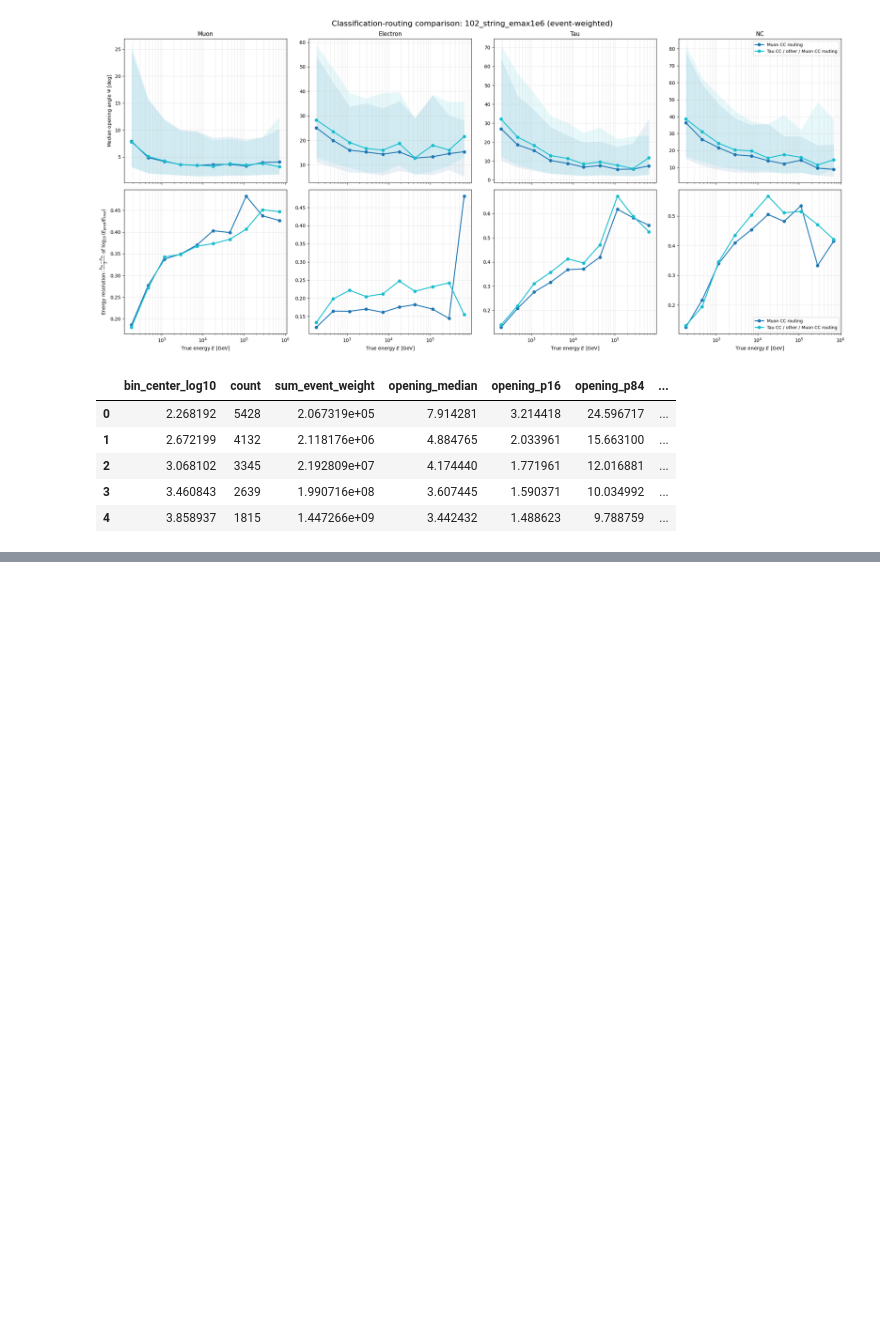
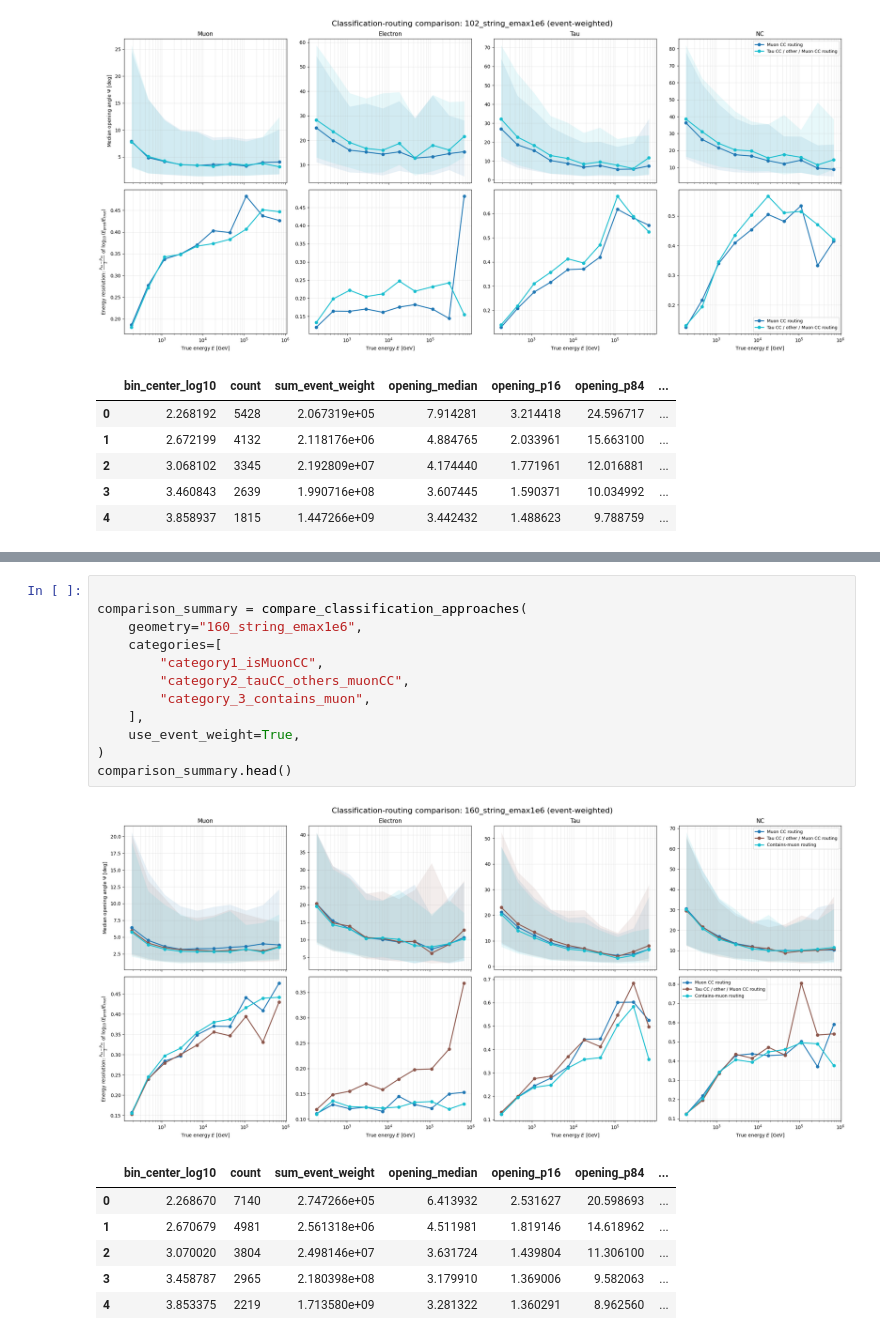
Before and after one commit to kubrabas/Graphnet-Applications, a Jupyter notebook: Results/340StringMC/compare_classification_approaches.ipynb, the cells around one changed output, grey strips where cells are left out. Saved outputs shown, nothing was run; the diff lists cells and outputs as text; blank space fills up the shorter version.

```diff
--- a/Results/340StringMC/compare_classification_approaches.ipynb
+++ b/Results/340StringMC/compare_classification_approaches.ipynb
@@ -304,0 +325,20 @@ comparison_summary.head()
+# %%
+
+comparison_summary = compare_classification_approaches(
+    geometry="160_string_emax1e6",
+    categories=[
+        "category1_isMuonCC",
+        "category2_tauCC_others_muonCC",
+        "category_3_contains_muon",
+    ],
+    use_event_weight=True,
+)
+comparison_summary.head()
+# %% [output]
+[figure, added]
+|  | bin_center_log10 | count | sum_event_weight | opening_median | opening_p16 | opening_p84 | ... |
+| 0 | 2.268670 | 7140 | 2.747266e+05 | 6.413932 | 2.531627 | 20.598693 | ... |
+| 1 | 2.670679 | 4981 | 2.561318e+06 | 4.511981 | 1.819146 | 14.618962 | ... |
+| 2 | 3.070020 | 3804 | 2.498146e+07 | 3.631724 | 1.439804 | 11.306100 | ... |
+| 3 | 3.458787 | 2965 | 2.180398e+08 | 3.179910 | 1.369006 | 9.582063 | ... |
+| 4 | 3.853375 | 2219 | 1.713580e+09 | 3.281322 | 1.360291 | 8.962560 | ... |
```
Also changed, not shown: parts of 1 cell of this notebook, 4 other files.
